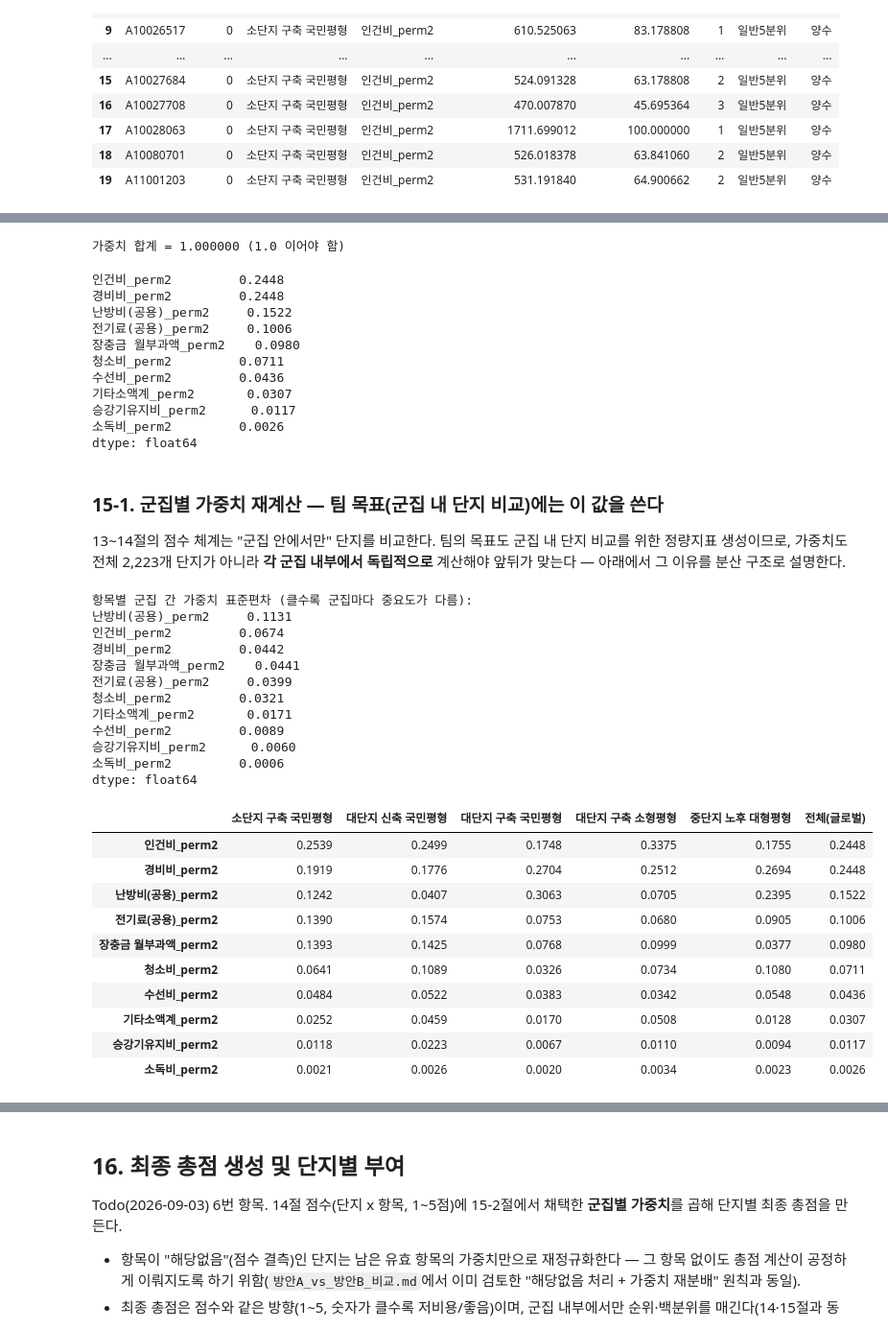
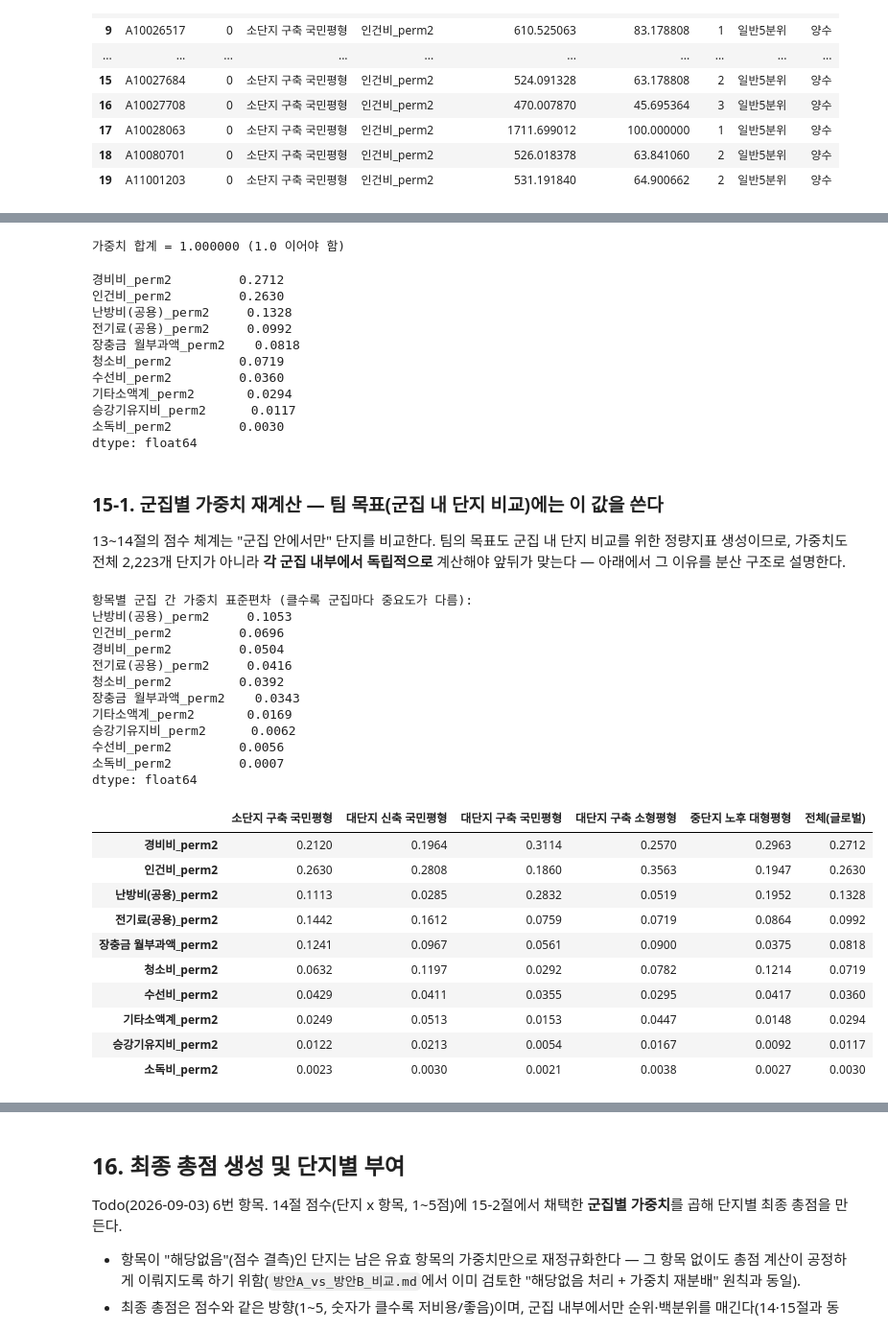
Before and after one commit to roh-git/mlapt_project, a Jupyter notebook: main_analysis.ipynb, the cells around one changed output, grey strips where cells are left out. Shown at 96% size. Saved outputs shown, nothing was run; the diff lists cells and outputs as text; code cells hidden in the pictures.

```diff
--- a/main_analysis.ipynb
+++ b/main_analysis.ipynb
@@ -1263,74 +1263,77 @@ def weight_from_cov(df_items):
     var_total = cov.values.sum()        # Var(총점) = 공분산 행렬 전체 합
     return cov_with_total / var_total, var_total
 
+# 가중치는 14절 점수(최근 12개월)와 달리 단지별 전체 보유 기간(최장 60개월) 평균을 기준으로 계산한다.
+weight_item_mean = per_df.groupby('단지코드')[REMAINING_COST_ITEMS].mean()
+
 # 전체(2,223개 단지) 기준 가중치
-global_weight, global_var = weight_from_cov(score_item_mean)
+global_weight, global_var = weight_from_cov(weight_item_mean)
 
-# 검증: 공분산 행렬로 계산한 총분산이 실제 총점(최근 12개월 합)의 분산과 일치하는지 확인
-total_recent = score_item_mean.sum(axis=1)
-assert abs(total_recent.var() - global_var) < 1e-6, '분산 분해 검증 실패'
+# 검증: 공분산 행렬로 계산한 총분산이 실제 총점(전체 기간 평균의 합)의 분산과 일치하는지 확인
+total_full_period = weight_item_mean.sum(axis=1)
+assert abs(total_full_period.var() - global_var) < 1e-6, '분산 분해 검증 실패'
 
 global_weight = global_weight.sort_values(ascending=False)
 print(f"가중치 합계 = {global_weight.sum():.6f} (1.0 이어야 함)")
 global_weight.round(4)
 # %% [output]
 가중치 합계 = 1.000000 (1.0 이어야 함)
-인건비_perm2         0.2448
-경비비_perm2         0.2448
-난방비(공용)_perm2     0.1522
-전기료(공용)_perm2     0.1006
-장충금 월부과액_perm2    0.0980
-청소비_perm2         0.0711
-수선비_perm2         0.0436
-기타소액계_perm2       0.0307
+경비비_perm2         0.2712
+인건비_perm2         0.2630
+난방비(공용)_perm2     0.1328
+전기료(공용)_perm2     0.0992
+장충금 월부과액_perm2    0.0818
+청소비_perm2         0.0719
+수선비_perm2         0.0360
+기타소액계_perm2       0.0294
 승강기유지비_perm2      0.0117
-소독비_perm2         0.0026
+소독비_perm2         0.0030
 dtype: float64
 # %% [markdown]
 ### 15-1. 군집별 가중치 재계산 — 팀 목표(군집 내 단지 비교)에는 이 값을 쓴다
 
 13~14절의 점수 체계는 "군집 안에서만" 단지를 비교한다. 팀의 목표도 군집 내 단지 비교를 위한 정량지표 생성이므로, 가중치도 전체 2,223개 단지가 아니라 **각 군집 내부에서 독립적으로** 계산해야 앞뒤가 맞는다 — 아래에서 그 이유를 분산 구조로 설명한다.
 # %%
-score_base_w = score_item_mean.join(unit_df_with_cluster['cluster'])
+weight_base = weight_item_mean.join(unit_df_with_cluster['cluster'])
 
 cluster_weights = {}
 for cid, cname in CLUSTER_NAMES.items():
-    sub = score_base_w[score_base_w['cluster'] == cid][REMAINING_COST_ITEMS]
+    sub = weight_base[weight_base['cluster'] == cid][REMAINING_COST_ITEMS]
     w, _ = weight_from_cov(sub)
     cluster_weights[cname] = w
 
 cluster_weight_df = pd.DataFrame(cluster_weights)
 cluster_weight_df['전체(글로벌)'] = global_weight
 cluster_weight_df = cluster_weight_df.sort_values('전체(글로벌)', ascending=False)
 
 cluster_weight_std = cluster_weight_df[list(CLUSTER_NAMES.values())].std(axis=1).sort_values(ascending=False)
 print('항목별 군집 간 가중치 표준편차 (클수록 군집마다 중요도가 다름):')
 print(cluster_weight_std.round(4))
 cluster_weight_df.round(4)
 # %% [output]
 항목별 군집 간 가중치 표준편차 (클수록 군집마다 중요도가 다름):
-난방비(공용)_perm2     0.1131
-인건비_perm2         0.0674
-경비비_perm2         0.0442
-장충금 월부과액_perm2    0.0441
-전기료(공용)_perm2     0.0399
-청소비_perm2         0.0321
-기타소액계_perm2       0.0171
-수선비_perm2         0.0089
-승강기유지비_perm2      0.0060
-소독비_perm2         0.0006
+난방비(공용)_perm2     0.1053
+인건비_perm2         0.0696
+경비비_perm2         0.0504
+전기료(공용)_perm2     0.0416
+청소비_perm2         0.0392
+장충금 월부과액_perm2    0.0343
+기타소액계_perm2       0.0169
+승강기유지비_perm2      0.0062
+수선비_perm2         0.0056
+소독비_perm2         0.0007
 dtype: float64
 |  | 소단지 구축 국민평형 | 대단지 신축 국민평형 | 대단지 구축 국민평형 | 대단지 구축 소형평형 | 중단지 노후 대형평형 | 전체(글로벌) |
-| 인건비_perm2 | 0.2539 | 0.2499 | 0.1748 | 0.3375 | 0.1755 | 0.2448 |
-| 경비비_perm2 | 0.1919 | 0.1776 | 0.2704 | 0.2512 | 0.2694 | 0.2448 |
-| 난방비(공용)_perm2 | 0.1242 | 0.0407 | 0.3063 | 0.0705 | 0.2395 | 0.1522 |
-| 전기료(공용)_perm2 | 0.1390 | 0.1574 | 0.0753 | 0.0680 | 0.0905 | 0.1006 |
-| 장충금 월부과액_perm2 | 0.1393 | 0.1425 | 0.0768 | 0.0999 | 0.0377 | 0.0980 |
-| 청소비_perm2 | 0.0641 | 0.1089 | 0.0326 | 0.0734 | 0.1080 | 0.0711 |
-| 수선비_perm2 | 0.0484 | 0.0522 | 0.0383 | 0.0342 | 0.0548 | 0.0436 |
-| 기타소액계_perm2 | 0.0252 | 0.0459 | 0.0170 | 0.0508 | 0.0128 | 0.0307 |
-| 승강기유지비_perm2 | 0.0118 | 0.0223 | 0.0067 | 0.0110 | 0.0094 | 0.0117 |
-| 소독비_perm2 | 0.0021 | 0.0026 | 0.0020 | 0.0034 | 0.0023 | 0.0026 |
+| 경비비_perm2 | 0.2120 | 0.1964 | 0.3114 | 0.2570 | 0.2963 | 0.2712 |
+| 인건비_perm2 | 0.2630 | 0.2808 | 0.1860 | 0.3563 | 0.1947 | 0.2630 |
+| 난방비(공용)_perm2 | 0.1113 | 0.0285 | 0.2832 | 0.0519 | 0.1952 | 0.1328 |
+| 전기료(공용)_perm2 | 0.1442 | 0.1612 | 0.0759 | 0.0719 | 0.0864 | 0.0992 |
+| 장충금 월부과액_perm2 | 0.1241 | 0.0967 | 0.0561 | 0.0900 | 0.0375 | 0.0818 |
+| 청소비_perm2 | 0.0632 | 0.1197 | 0.0292 | 0.0782 | 0.1214 | 0.0719 |
+| 수선비_perm2 | 0.0429 | 0.0411 | 0.0355 | 0.0295 | 0.0417 | 0.0360 |
+| 기타소액계_perm2 | 0.0249 | 0.0513 | 0.0153 | 0.0447 | 0.0148 | 0.0294 |
+| 승강기유지비_perm2 | 0.0122 | 0.0213 | 0.0054 | 0.0167 | 0.0092 | 0.0117 |
+| 소독비_perm2 | 0.0023 | 0.0030 | 0.0021 | 0.0038 | 0.0027 | 0.0030 |
 # %%
 fig, axes = plt.subplots(1, 3, figsize=(19, 5.5))
 
```
Also changed, not shown: parts of 4 cells of this notebook.
